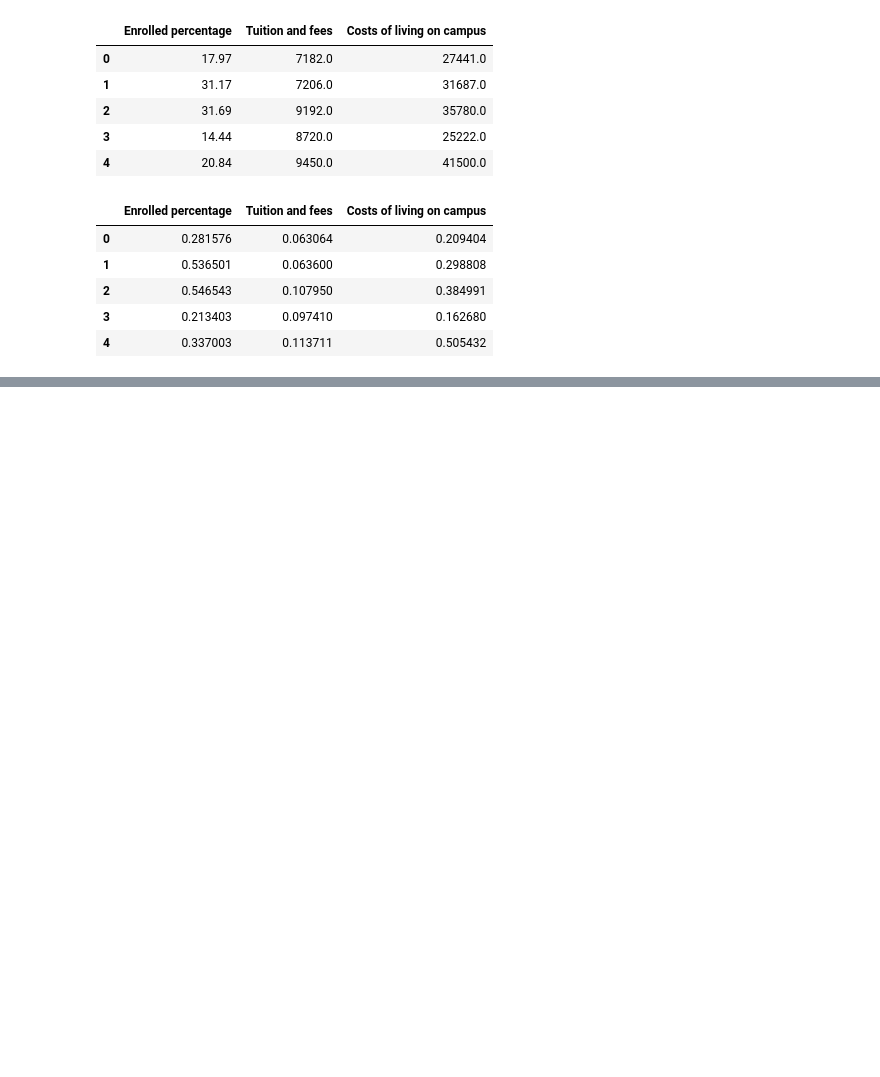
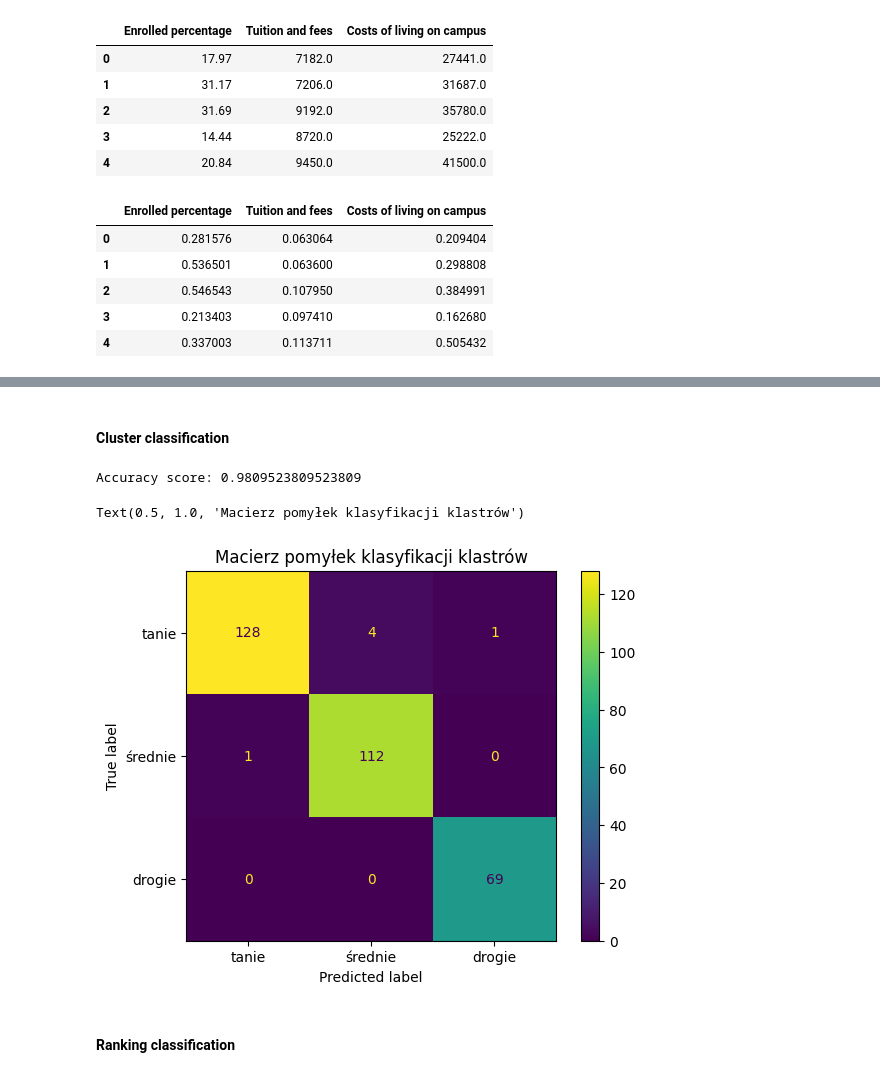
Before and after one commit to m-orlewski/american-universities-eda, a Jupyter notebook: Projekt.ipynb, the cells around one changed output, grey strips where cells are left out. Saved outputs shown, nothing was run; the diff lists cells and outputs as text; code cells hidden in the pictures; blank space fills up the shorter version.

Commit message:
classification

```diff
--- a/Projekt.ipynb
+++ b/Projekt.ipynb
@@ -316,0 +323,27 @@ Average $ to pay for school in cluster 2 ->  40318.90329218107
+# %% [markdown]
+#### Cluster classification
+# %%
+X = df.drop(columns=['Name', 'Ranking', 'Ranking display', 'Cluster'])
+y = df['Cluster']
+# %%
+scaler = MinMaxScaler()
+X = scaler.fit_transform(X)
+# %%
+X_train, X_test, y_train, y_test = train_test_split(X, y, test_size=0.25)
+# %%
+knn_classifier = KNeighborsClassifier(n_neighbors=7)
+knn_classifier.fit(X_train, y_train)
+predictions = knn_classifier.predict(X_test)
+accuracy = accuracy_score(y_test, predictions)
+# %%
+print(f'Accuracy score: {accuracy}')
+cm = confusion_matrix(y_test, predictions)
+disp = ConfusionMatrixDisplay(confusion_matrix=cm, display_labels=['tanie', 'średnie', 'drogie'])
+ax = disp.plot()
+ax.ax_.set_title('Macierz pomyłek klasyfikacji klastrów')
+# %% [output]
+Accuracy score: 0.9809523809523809
+Text(0.5, 1.0, 'Macierz pomyłek klasyfikacji klastrów')
+[figure, added]
+# %% [markdown]
+#### Ranking classification
```
Also changed, not shown: parts of 24 cells of this notebook, 3 other files.
